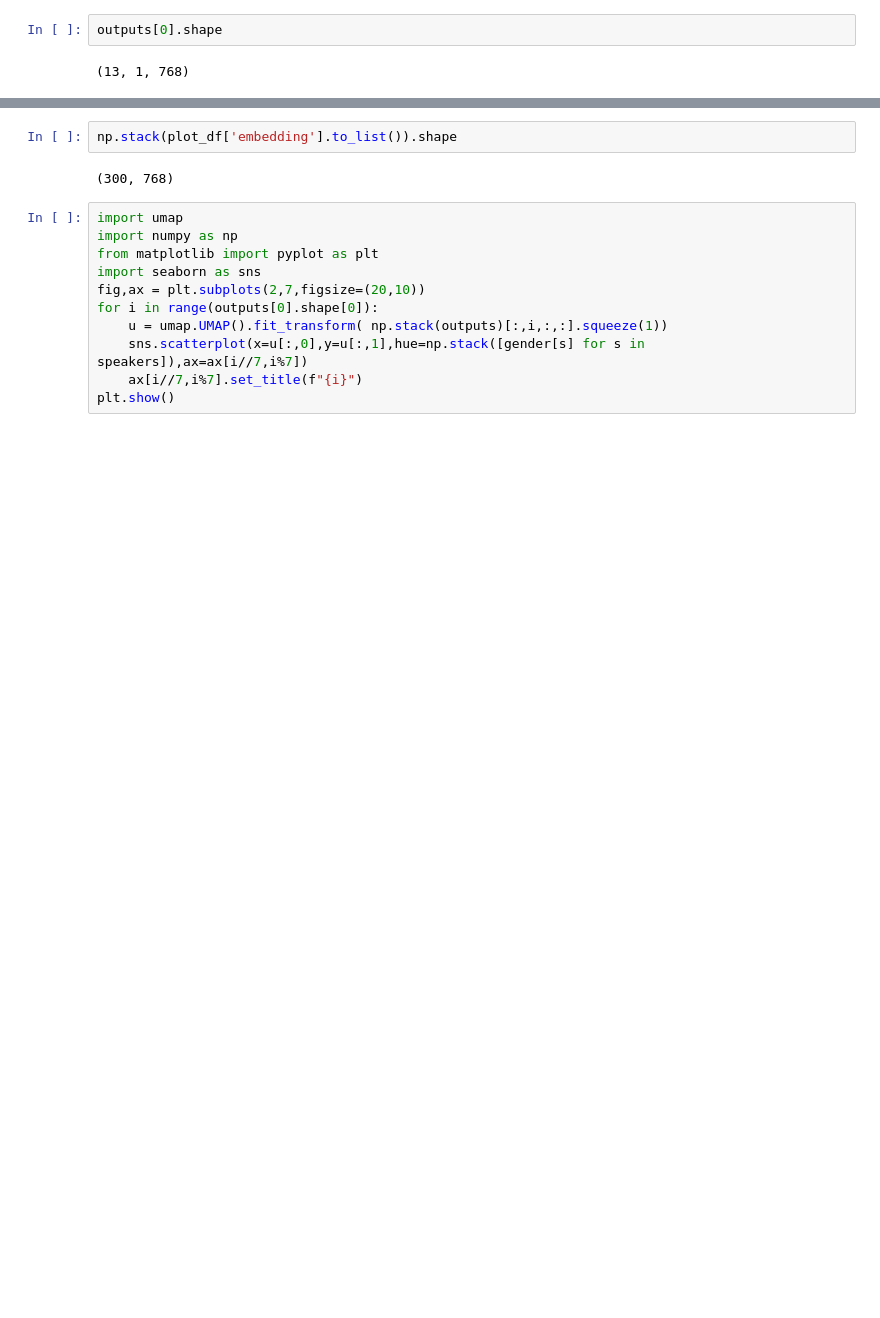
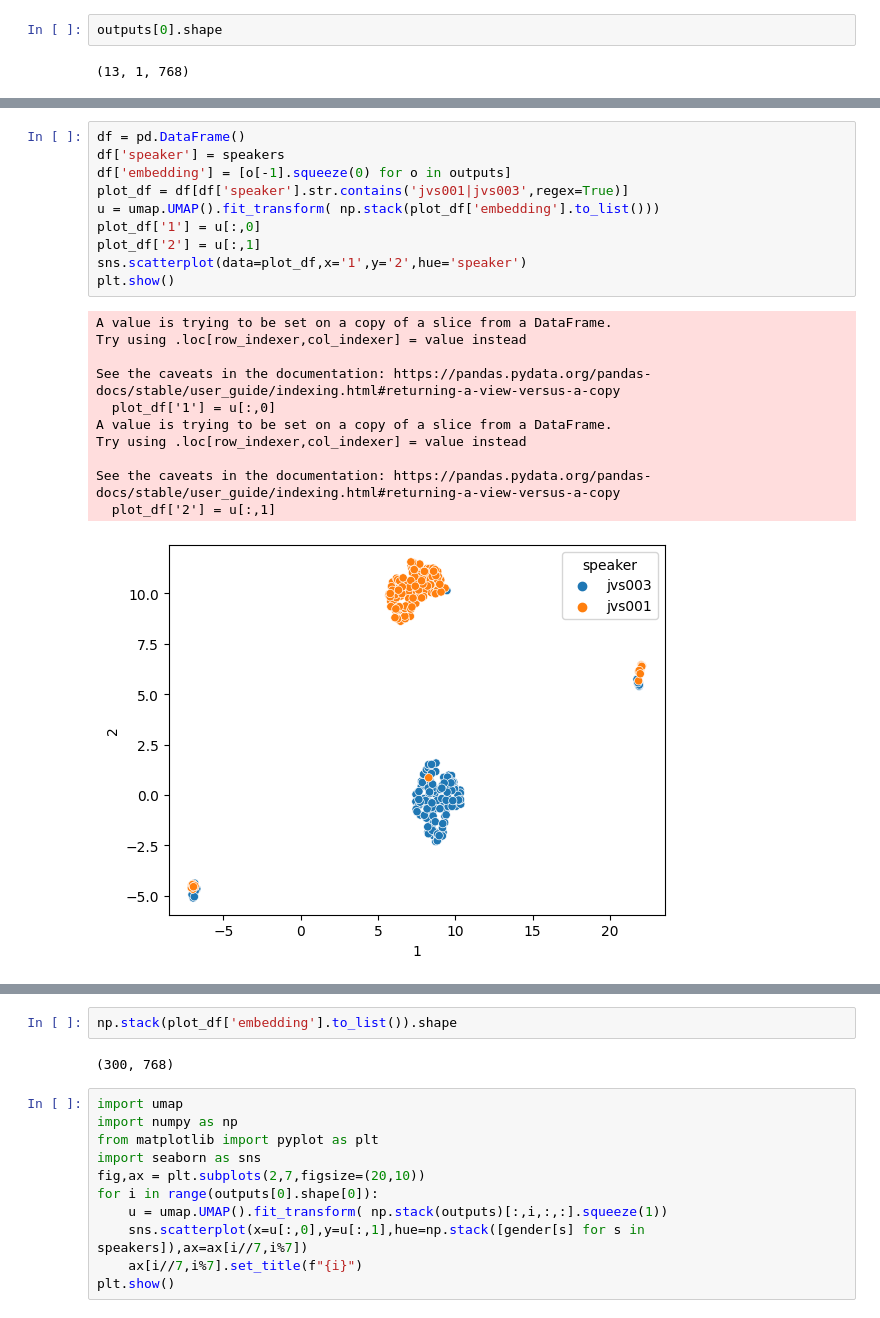
Before and after one commit to Wataru-Nakata/ssl-vocoders, a Jupyter notebook: notebooks/plot_ssl_feature.ipynb, the cells around one changed output, grey strips where cells are left out. Cells and saved outputs as stored; diff of their text form; blank space fills up the shorter version.

```diff
--- a/notebooks/plot_ssl_feature.ipynb
+++ b/notebooks/plot_ssl_feature.ipynb
@@ -129,0 +162,22 @@ See the caveats in the documentation: https://pandas.pydata.org/pandas-docs/stab
+# %%
+df = pd.DataFrame()
+df['speaker'] = speakers
+df['embedding'] = [o[-1].squeeze(0) for o in outputs]
+plot_df = df[df['speaker'].str.contains('jvs001|jvs003',regex=True)]
+u = umap.UMAP().fit_transform( np.stack(plot_df['embedding'].to_list()))
+plot_df['1'] = u[:,0]
+plot_df['2'] = u[:,1]
+sns.scatterplot(data=plot_df,x='1',y='2',hue='speaker')
+plt.show()
+# %% [output]
+A value is trying to be set on a copy of a slice from a DataFrame.
+Try using .loc[row_indexer,col_indexer] = value instead
+
+See the caveats in the documentation: https://pandas.pydata.org/pandas-docs/stable/user_guide/indexing.html#returning-a-view-versus-a-copy
+  plot_df['1'] = u[:,0]
+A value is trying to be set on a copy of a slice from a DataFrame.
+Try using .loc[row_indexer,col_indexer] = value instead
+
+See the caveats in the documentation: https://pandas.pydata.org/pandas-docs/stable/user_guide/indexing.html#returning-a-view-versus-a-copy
+  plot_df['2'] = u[:,1]
+[figure, added]
```
Also changed, not shown: parts of 18 cells of this notebook, 17 other files.
